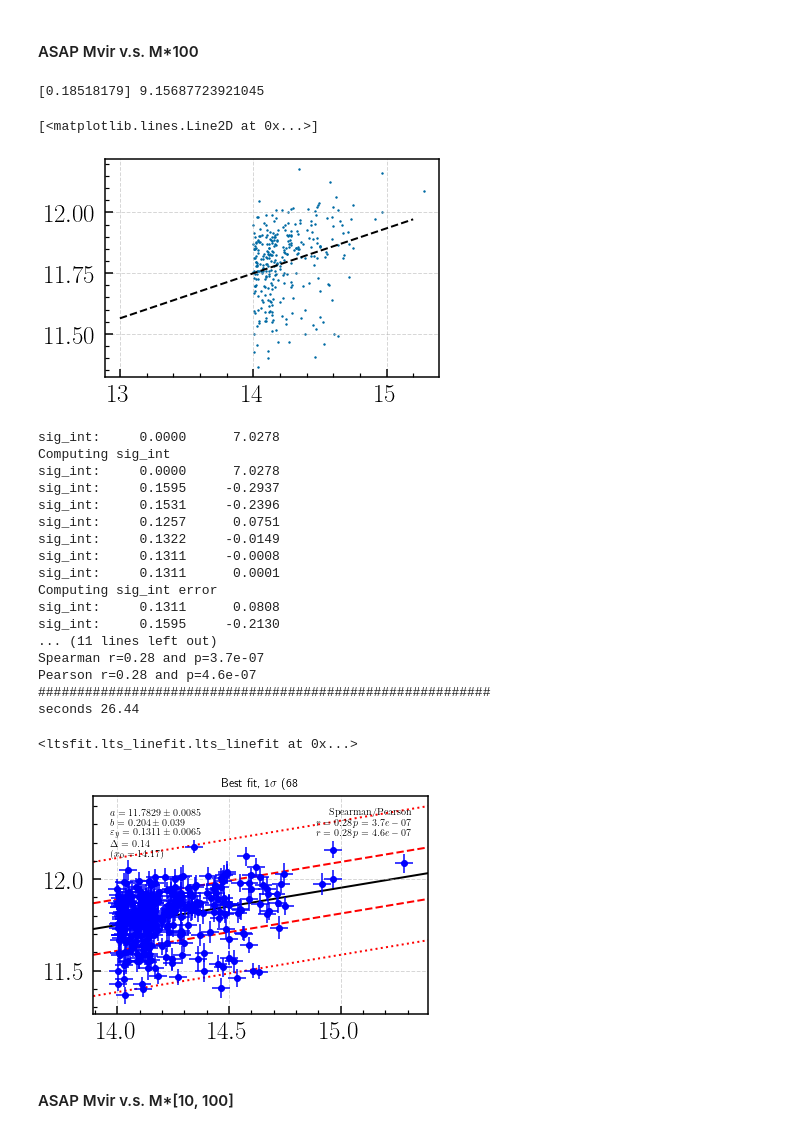
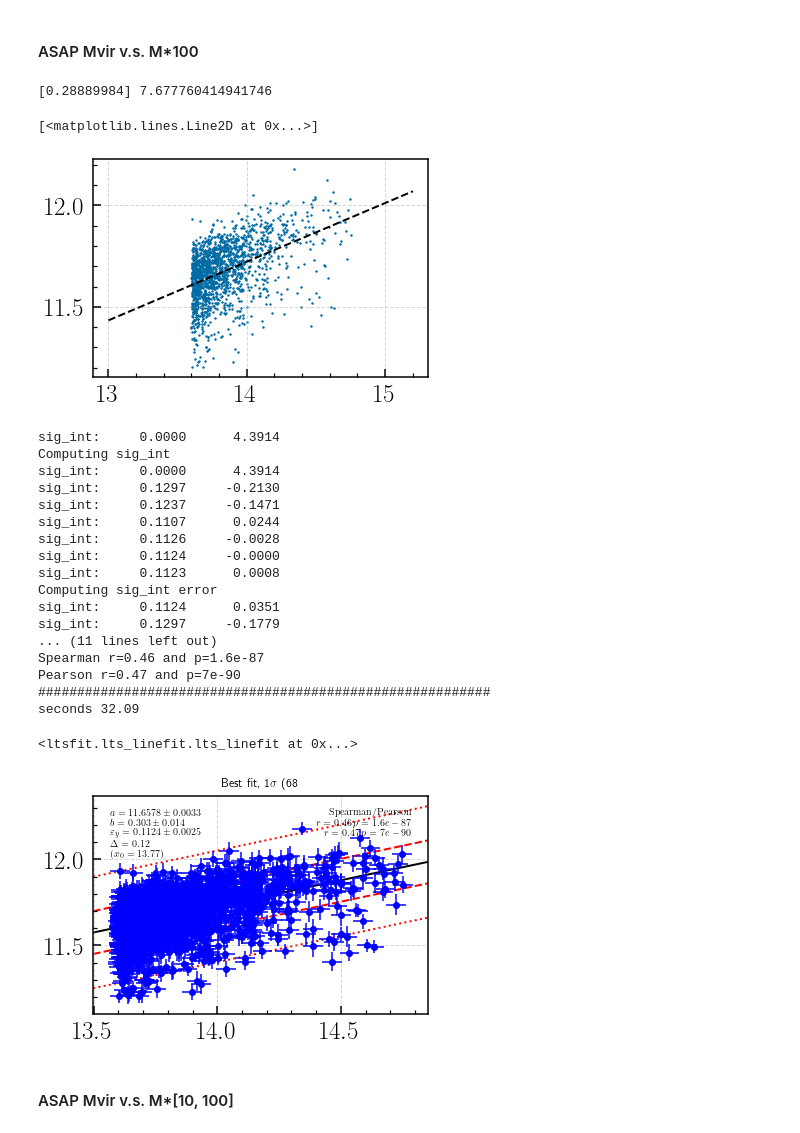
Before and after one commit to dr-guangtou/jianbing, a Jupyter notebook: notebooks/figure/fig12.ipynb, the cells around one changed output. Cells and saved outputs as stored; diff of their text form; code cells hidden in the pictures.

```diff
--- a/notebooks/figure/fig12.ipynb
+++ b/notebooks/figure/fig12.ipynb
@@ -68,53 +65,53 @@ data_use = hsc_pre[mask]
 # %%
 data_use[data_use['logm_cmod_err'] <= 0.02] = 0.02
 
-mask = data_use['logmh_vir_plane'] >= 13.0
+mask = (data_use['logmh_vir_plane'] >= 13.6) & (data_use['logmh_vir_plane'] <= 14.9)
 
 x_err = np.full(len(data_use[mask]), 0.04)
 y_err = np.hypot(data_use[mask]['logm_cmod_err'], 0.03)
 
 w = 1. / (y_err ** 2.)
 
 x_arr, y_arr = data_use[mask]['logmh_vir_plane'], data_use[mask]['logm_100']
 
 reg = LinearRegression().fit(
     x_arr[y_arr >= 10.2].reshape(-1, 1), y_arr[y_arr >= 10.2],
     sample_weight=w[y_arr >= 10.2])
 
 print(reg.coef_, reg.intercept_)
 
 plt.scatter(x_arr, y_arr, s=2)
 
 x_grid = np.linspace(13.0, 15.2, 100)
 plt.plot(x_grid, reg.coef_ * x_grid + reg.intercept_, linewidth=2.0, linestyle='--', c='k')
 # %% [output]
-[0.18518179] 9.15687723921045
+[0.28889984] 7.677760414941746
 [<matplotlib.lines.Line2D at 0x...>]
-[figure, old version]
+[figure, new version]
 # %%
 lts_linefit.lts_linefit(
     x_arr, y_arr, x_err, y_err, pivot=np.nanmedian(x_arr), clip=4.0
 )
 # %% [output]
-sig_int:     0.0000      7.0278
+sig_int:     0.0000      4.3914
 Computing sig_int
-sig_int:     0.0000      7.0278
-sig_int:     0.1595     -0.2937
-sig_int:     0.1531     -0.2396
-sig_int:     0.1257      0.0751
-sig_int:     0.1322     -0.0149
-sig_int:     0.1311     -0.0008
-sig_int:     0.1311      0.0001
+sig_int:     0.0000      4.3914
+sig_int:     0.1297     -0.2130
+sig_int:     0.1237     -0.1471
+sig_int:     0.1107      0.0244
+sig_int:     0.1126     -0.0028
+sig_int:     0.1124     -0.0000
+sig_int:     0.1123      0.0008
 Computing sig_int error
-sig_int:     0.1311      0.0808
-sig_int:     0.1595     -0.2130
+sig_int:     0.1124      0.0351
+sig_int:     0.1297     -0.1779
 ... (11 lines left out)
-Spearman r=0.28 and p=3.7e-07
-Pearson r=0.28 and p=4.6e-07
+Spearman r=0.46 and p=1.6e-87
+Pearson r=0.47 and p=7e-90
 ##########################################################
-seconds 26.44
+seconds 32.09
 <ltsfit.lts_linefit.lts_linefit at 0x...>
-[figure, old version]
+[figure, new version]
 # %% [markdown]
 #### ASAP Mvir v.s. M*[10, 100]
 # %%
```
Also changed, not shown: parts of 8 cells of this notebook, 1 other file.
